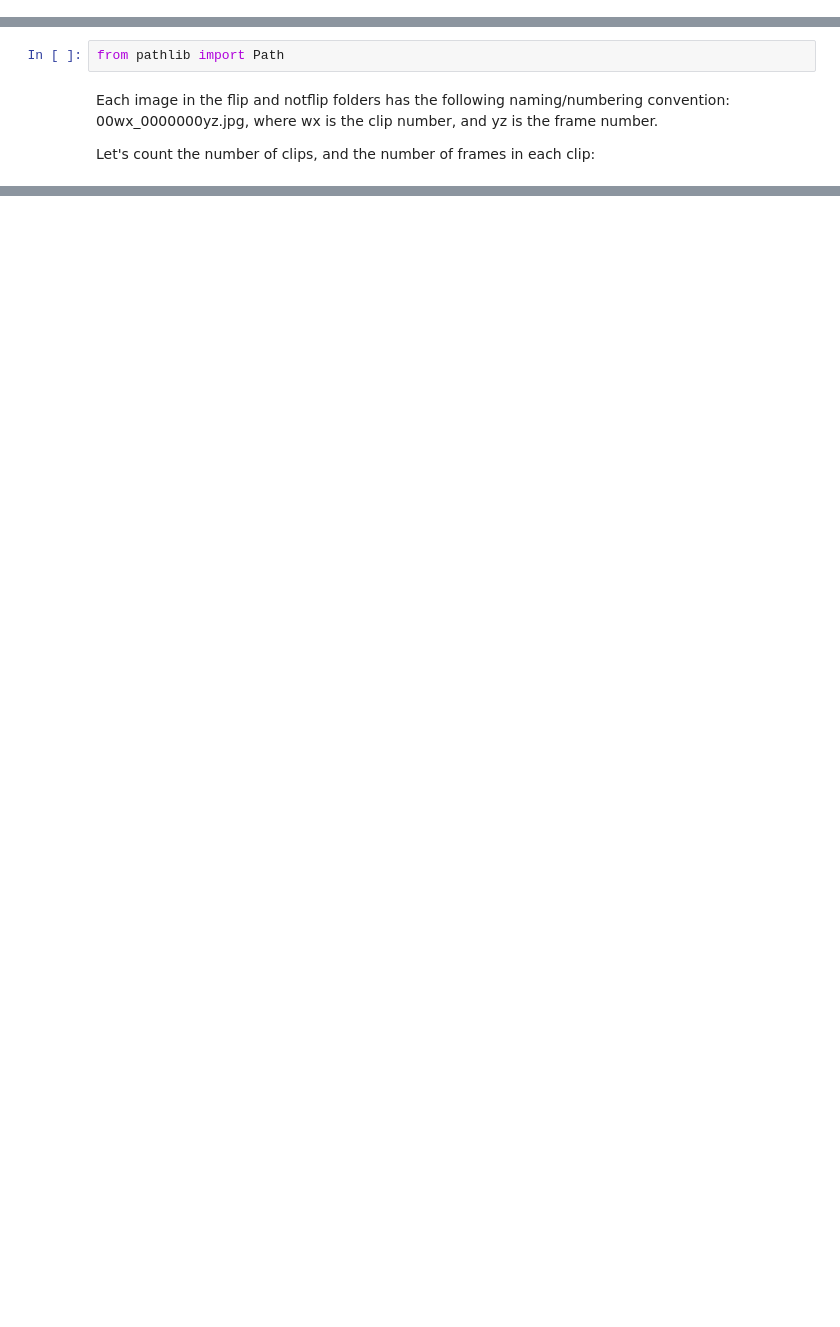
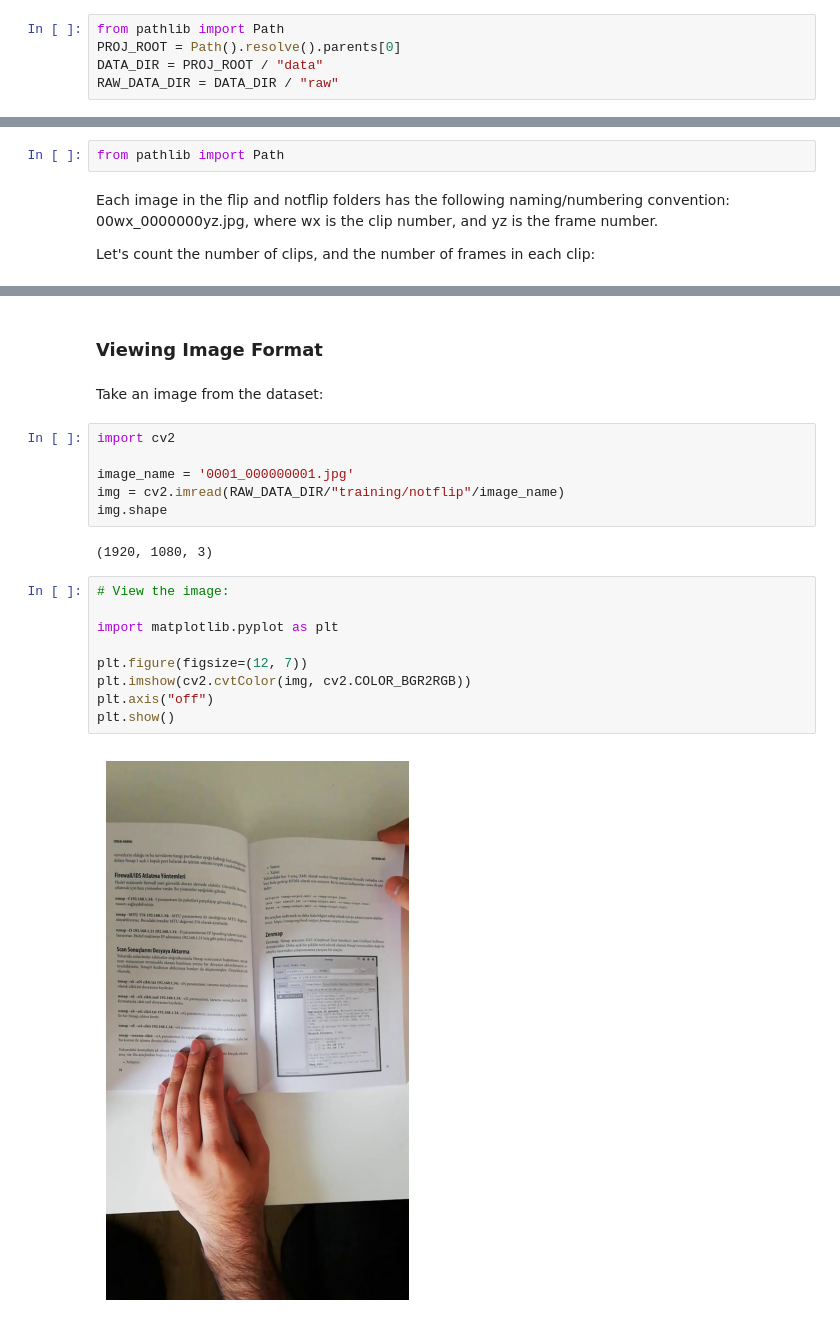
Before and after one commit to cameroncochrane/gejIeSjwpDqobLkc, a Jupyter notebook: notebooks/NB_1.ipynb, the cells around one changed output, grey strips where cells are left out. Saved outputs shown, nothing was run; the diff lists cells and outputs as text; blank space fills up the shorter version.

```diff
--- a/notebooks/NB_1.ipynb
+++ b/notebooks/NB_1.ipynb
@@ -19,4 +19,9 @@ Predict if a given sequence of images contains an action of flipping.
 # %%
 import numpy as np
 import pandas as pd
+# %%
+from pathlib import Path
+PROJ_ROOT = Path().resolve().parents[0]
+DATA_DIR = PROJ_ROOT / "data"
+RAW_DATA_DIR = DATA_DIR / "raw"
 # %% [markdown]
@@ -77,0 +96,23 @@ FileNotFoundError: [WinError 3] The system cannot find the path specified: 'data
+# %% [markdown]
+<h3>Viewing Image Format
+# %% [markdown]
+Take an image from the dataset:
+# %%
+import cv2
+
+image_name = '0001_000000001.jpg'
+img = cv2.imread(RAW_DATA_DIR/"training/notflip"/image_name)
+img.shape
+# %% [output]
+(1920, 1080, 3)
+# %%
+# View the image:
+
+import matplotlib.pyplot as plt
+
+plt.figure(figsize=(12, 7))
+plt.imshow(cv2.cvtColor(img, cv2.COLOR_BGR2RGB))
+plt.axis("off")
+plt.show()
+# %% [output]
+[figure, added]
```
Also changed, not shown: parts of 11 cells of this notebook, 1 other file.
